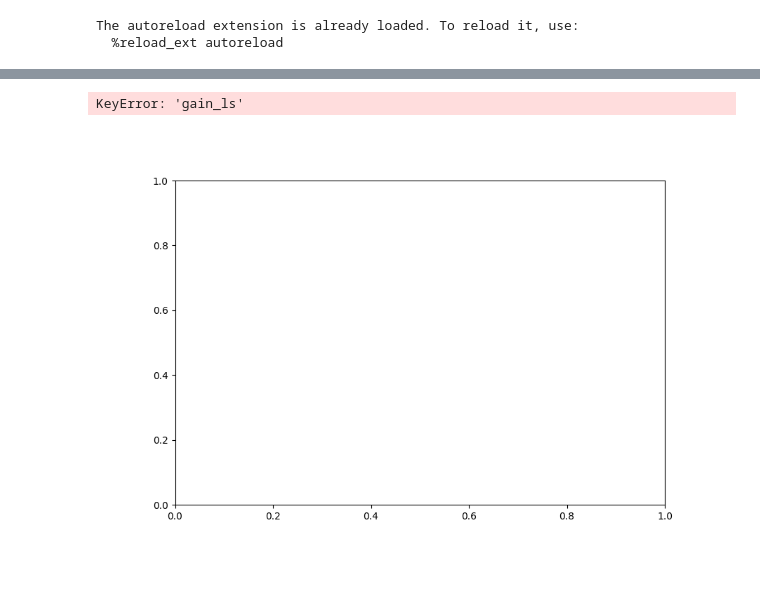
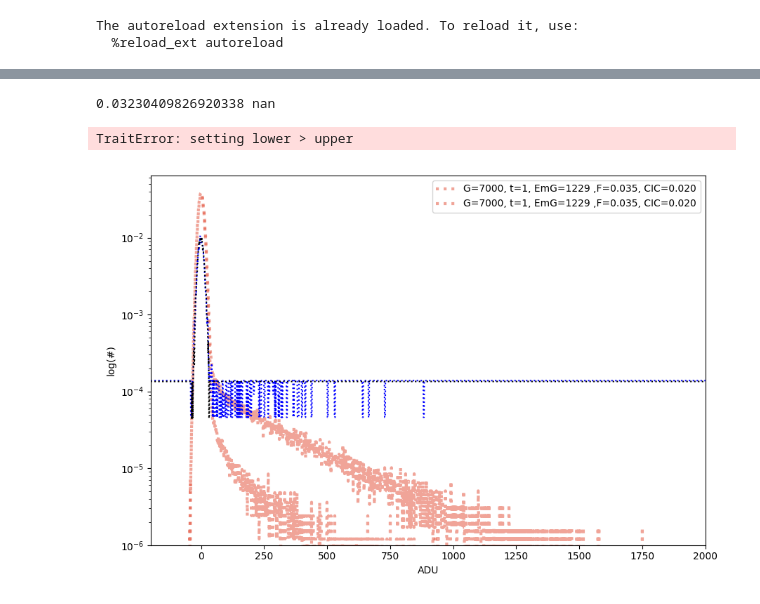
Before and after one commit to vpicouet/notebooks, a Jupyter notebook: EMCCD_model.ipynb, the cells around one changed output, grey strips where cells are left out. Saved outputs shown, nothing was run; the diff lists cells and outputs as text; code cells hidden in the pictures.

```diff
--- a/EMCCD_model.ipynb
+++ b/EMCCD_model.ipynb
@@ -135,6 +117,13 @@ cat_all['hist_os']
 # %%
+gain_f= 'gain_ls'
+flux_f='flux_ls'
+gain_f='Gain1'
+flux_f='Flux1'
+bias='bias_fit'
+
 cat = Table.read('/Users/Vincent/Nextcloud/LAM/FIREBALL/2022/DetectorData/220204_darks_T183_1MHz/HeaderCatalogFIREBall.ecsv')
 
+cat['sCIC_ls']=0.01
 from pyds9plugin.Macros.Fitting_Functions.functions import EMCCD, EMCCDhist
 
 # cat = Table.read('/Users/Vincent/Nextcloud/LAM/FIREBALL/2022/DetectorData/220204_darks_T183_1MHz/HeaderCatalog.ecsv')
@@ -151,12 +140,12 @@ for gain,ls,off in zip([gains],[':',':'],[0,2]):
         subcat = cat[(cat['EMGAIN']==gain) & (cat['EXPTIME']==texp)]
         # print(len(subcat),texp,gain)
         if (len(subcat)>0) & (int(gain)>0) :#& (int(texp) in [1,5,50,150]):
-            bias=np.mean(subcat['bias_fit'])
+            bias=np.mean(subcat[bias])
             ron=np.mean(subcat['RON'])
-            EmGain=np.median(subcat['gain_ls'])
-            flux=np.median(subcat['flux_ls'])
-
+            EmGain=np.median(subcat[gain_f])
+            flux=np.median(subcat[flux_f])
             l = 'G=%s, t=%s, EmG=%i ,F=%0.3f, CIC=%0.3f'%(gain,texp,EmGain,flux,cic)
+#             l=None
             x,y = np.mean(np.array(subcat['bins']),axis=0), np.median(np.array(subcat['hist']),axis=0)#)
             x_os,y_os = np.mean(np.array(subcat['bins']),axis=0), np.median(np.array(subcat['hist_os']),axis=0)#)
 
@@ -184,11 +173,11 @@ fig.tight_layout()
 
 bias = x[np.argmax(y)]#cat['bias'])
 RN= np.mean(cat['RON'])
-Emgain= np.mean(cat['gain_ls'][cat['EMGAIN']==gains])
-flux1, flux2= np.mean(cat['flux_ls'][(cat['EMGAIN']==gains) & (cat['EXPTIME']==texps[0])]), np.mean(cat['flux_ls'][(cat['EMGAIN']==gains) & (cat['EXPTIME']==texps[-1])])
+Emgain= np.mean(cat[gain_f][cat['EMGAIN']==gains])
+flux1, flux2= np.mean(cat[flux_f][(cat['EMGAIN']==gains) & (cat['EXPTIME']==texps[0])]), np.mean(cat[flux_f][(cat['EMGAIN']==gains) & (cat['EXPTIME']==texps[-1])])
 CIC1, CIC2= np.mean(cat['sCIC_ls'][(cat['EMGAIN']==gains) & (cat['EXPTIME']==texps[0])]), np.mean(cat['sCIC_ls'][(cat['EMGAIN']==gains) & (cat['EXPTIME']==texps[-1])])
 
-# print(flux1, flux2)
+print(flux1, flux2)
 y1 = 10**EMCCDhist(x, bias=bias, RN=RN, EmGain=emgain, flux=flux1, smearing=0, sCIC=CIC1)
 y2 = 10**EMCCDhist(x, bias=bias, RN=RN, EmGain=emgain, flux=flux2, smearing=0, sCIC=CIC2)
 # print(np.log10(y2.sum()))
@@ -198,35 +187,36 @@ anal2=ax.semilogy(x,y2/y2.sum(),'k:',label='Analytical model')
 # stoch2=ax.semilogy(x,10**EMCCDhist(x, bias=1200, RN=RN, EmGain=emgain, flux=flux, smearing=smearing2, sCIC=sCIC),':',c='k',label='Stochastical model')
 # print(x[np.argmax(y1)])
 # print(x[np.argmax(y2)])
 
 
 
 def view_image( RN, EmGain, flux_w, smearing, sCIC):#,SmearExpDecrement):
     # with widgets.Output():
     flux1, flux2 = flux_w
     RN1, RN2 = RN
     EmGain1, EmGain2 = EmGain
     smearing1,smearing2=smearing
     sCIC1,sCIC2=sCIC
     # exp1,exp2 = SmearExpDecrement
     # stoch1 = EMCCDhist(x, 1200, RN1, EmGain1, flux1, smearing1, sCIC1)#,SmearExpDecrement=10**exp1)
     # stoch2 = EMCCDhist(x, 1200, RN2, EmGain2, flux2, smearing2, sCIC2)#,SmearExpDecrement=10**exp2)
     anal1 = 10**EMCCDhist(x, bias, RN1, EmGain1, flux1, smearing1, sCIC1)#,SmearExpDecrement=10**exp1)
     anal2 = 10**EMCCDhist(x, bias, RN2, EmGain2, flux2, smearing2, sCIC2)#,SmearExpDecrement=10**exp2)
     ax.lines[-1].set_data(x,anal1/anal1.sum())
     ax.lines[-2].set_data(x,anal2/anal2.sum())
 
 style = {}#{'description_width': 'initial'}
 
 rn_w = widgets.IntRangeSlider( min=0, max=200,value=[RN,RN], layout=Layout(width='500px'))
 gain_w = widgets.IntRangeSlider( min=500, max=2500,value=[Emgain,Emgain], layout=Layout(width='500px'))
 flux_w =  widgets.FloatRangeSlider(value=[flux1,flux2],min=0.0001,max=1,step=0.001,readout_format='.1e', layout=Layout(width='500px',max_width='1900pix'),style=style)
 smearing_w =  widgets.FloatRangeSlider( min=0.0, max=1,step=0.01,value=[0,0], layout=Layout(width='500px'),readout_format='.1e')
 sCIC_w =  widgets.FloatRangeSlider( min=0.0, max=1,value=[CIC1,CIC2], layout=Layout(width='500px'),readout_format='.1e',step=0.01)
 a = interact(view_image, RN=rn_w, EmGain=gain_w, flux_w=flux_w, smearing=smearing_w, sCIC=sCIC_w)#,SmearExpDecrement=widgets.FloatRangeSlider( min=3, max=5,value=[4,4], layout=Layout(width='500px')))
 # %% [output]
-KeyError: 'gain_ls'
+0.03230409826920338 nan
+TraitError: setting lower > upper
-[figure, old version]
+[figure, new version]
 # %%
 fig,ax = plt.subplots(figsize=(15,8))
 gains=[7000]
```
Also changed, not shown: parts of 5 cells of this notebook, 11 other files.
